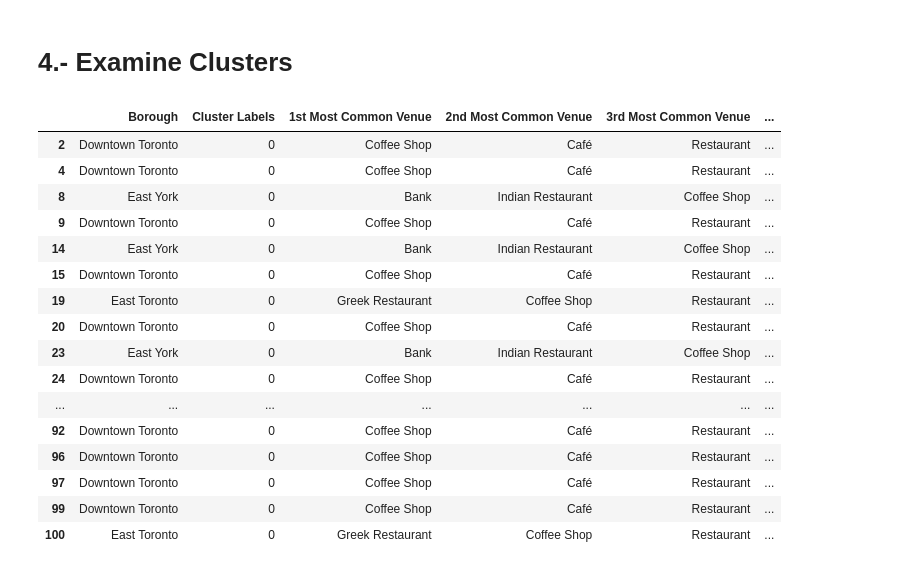
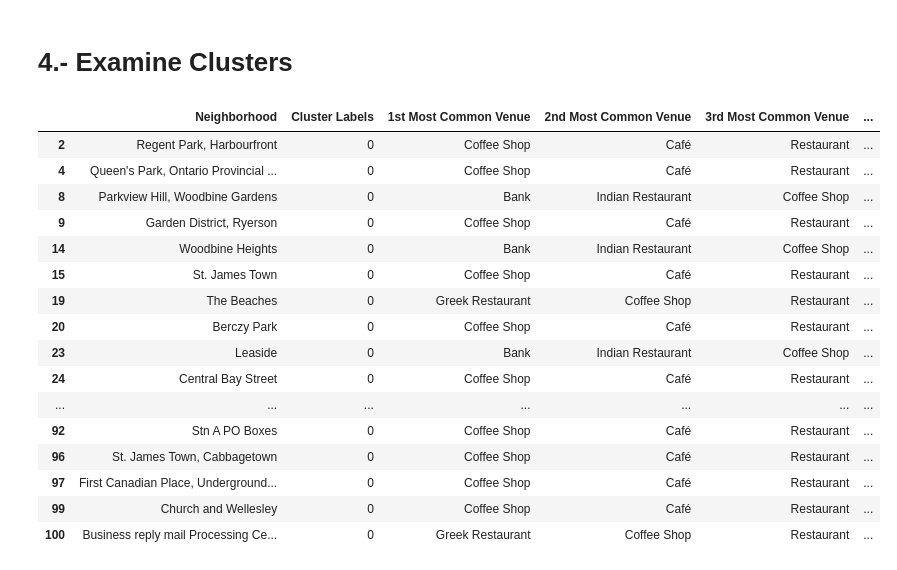
Before and after one commit to TheDataNes/Coursera_Capstone., a Jupyter notebook: Segmentation_and_Clustering_Neighborhoods_in_Toronto.ipynb, the cells around one changed output. Cells and saved outputs as stored; diff of their text form; code cells hidden in the pictures.

```diff
--- a/Segmentation_and_Clustering_Neighborhoods_in_Toronto.ipynb
+++ b/Segmentation_and_Clustering_Neighborhoods_in_Toronto.ipynb
@@ -479,23 +479,23 @@ map_clusters
 # %% [markdown]
 # 4.- Examine Clusters
 # %%
-Toronto_Merged.loc[Toronto_Merged['Cluster Labels'] == 0, Toronto_Merged.columns[[1] + list(range(5, Toronto_Merged.shape[1]))]]
+Toronto_Merged.loc[Toronto_Merged['Cluster Labels'] == 0, Toronto_Merged.columns[[2] + list(range(5, Toronto_Merged.shape[1]))]]
 # %% [output]
-|  | Borough | Cluster Labels | 1st Most Common Venue | 2nd Most Common Venue | 3rd Most Common Venue | ... |
-| 2 | Downtown Toronto | 0 | Coffee Shop | Café | Restaurant | ... |
-| 4 | Downtown Toronto | 0 | Coffee Shop | Café | Restaurant | ... |
-| 8 | East York | 0 | Bank | Indian Restaurant | Coffee Shop | ... |
-| 9 | Downtown Toronto | 0 | Coffee Shop | Café | Restaurant | ... |
-| 14 | East York | 0 | Bank | Indian Restaurant | Coffee Shop | ... |
-| 15 | Downtown Toronto | 0 | Coffee Shop | Café | Restaurant | ... |
-| 19 | East Toronto | 0 | Greek Restaurant | Coffee Shop | Restaurant | ... |
-| 20 | Downtown Toronto | 0 | Coffee Shop | Café | Restaurant | ... |
-| 23 | East York | 0 | Bank | Indian Restaurant | Coffee Shop | ... |
-| 24 | Downtown Toronto | 0 | Coffee Shop | Café | Restaurant | ... |
+|  | Neighborhood | Cluster Labels | 1st Most Common Venue | 2nd Most Common Venue | 3rd Most Common Venue | ... |
+| 2 | Regent Park, Harbourfront | 0 | Coffee Shop | Café | Restaurant | ... |
+| 4 | Queen's Park, Ontario Provincial ... | 0 | Coffee Shop | Café | Restaurant | ... |
+| 8 | Parkview Hill, Woodbine Gardens | 0 | Bank | Indian Restaurant | Coffee Shop | ... |
+| 9 | Garden District, Ryerson | 0 | Coffee Shop | Café | Restaurant | ... |
+| 14 | Woodbine Heights | 0 | Bank | Indian Restaurant | Coffee Shop | ... |
+| 15 | St. James Town | 0 | Coffee Shop | Café | Restaurant | ... |
+| 19 | The Beaches | 0 | Greek Restaurant | Coffee Shop | Restaurant | ... |
+| 20 | Berczy Park | 0 | Coffee Shop | Café | Restaurant | ... |
+| 23 | Leaside | 0 | Bank | Indian Restaurant | Coffee Shop | ... |
+| 24 | Central Bay Street | 0 | Coffee Shop | Café | Restaurant | ... |
 | ... | ... | ... | ... | ... | ... | ... |
-| 92 | Downtown Toronto | 0 | Coffee Shop | Café | Restaurant | ... |
-| 96 | Downtown Toronto | 0 | Coffee Shop | Café | Restaurant | ... |
-| 97 | Downtown Toronto | 0 | Coffee Shop | Café | Restaurant | ... |
-| 99 | Downtown Toronto | 0 | Coffee Shop | Café | Restaurant | ... |
-| 100 | East Toronto | 0 | Greek Restaurant | Coffee Shop | Restaurant | ... |
+| 92 | Stn A PO Boxes | 0 | Coffee Shop | Café | Restaurant | ... |
+| 96 | St. James Town, Cabbagetown | 0 | Coffee Shop | Café | Restaurant | ... |
+| 97 | First Canadian Place, Underground... | 0 | Coffee Shop | Café | Restaurant | ... |
+| 99 | Church and Wellesley | 0 | Coffee Shop | Café | Restaurant | ... |
+| 100 | Business reply mail Processing Ce... | 0 | Greek Restaurant | Coffee Shop | Restaurant | ... |
 # %%
```
Also changed, not shown: parts of 3 cells of this notebook.
